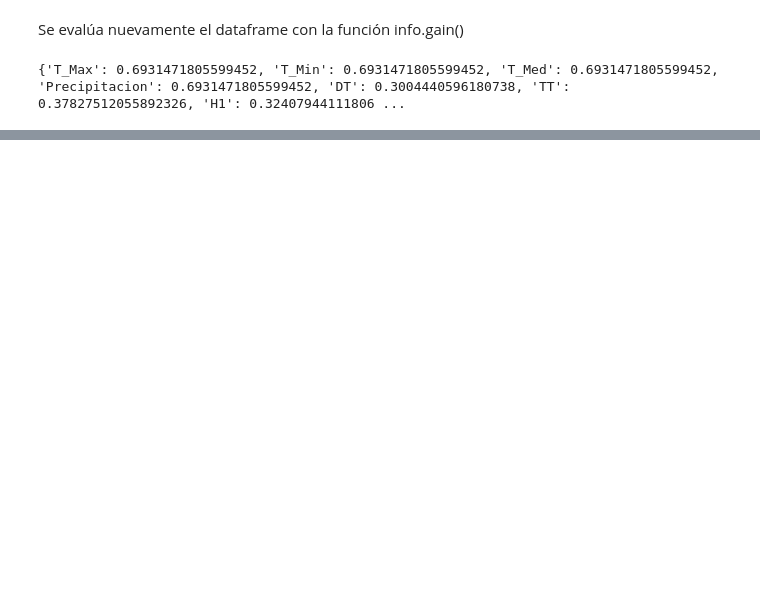
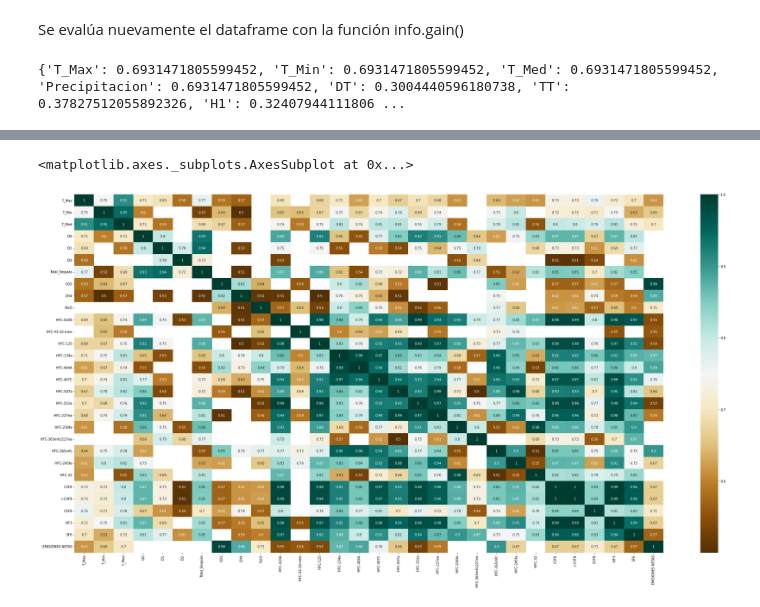
Before and after one commit to AdrianDiazGaxiola/Proyecto-Final, a Jupyter notebook: IPCC_Procesamiento.ipynb, the cells around one changed output, grey strips where cells are left out. Drawn from its saved outputs; the diff is of its cells as text; code cells hidden in the pictures; blank space fills up the shorter version.

```diff
--- a/IPCC_Procesamiento.ipynb
+++ b/IPCC_Procesamiento.ipynb
@@ -243,0 +310,14 @@ print(ig)
+# %%
+c3 = c2
+
+c3 = c3.dropna(thresh=4)
+c3 = c3.T
+c3 = c3.dropna(thresh=4)
+
+c3 = c3.T
+
+plt.figure(figsize=(40, 20))
+sns.heatmap(c3,cmap="BrBG",annot=True)
+# %% [output]
+<matplotlib.axes._subplots.AxesSubplot at 0x...>
+[figure, added]
```
Also changed, not shown: parts of 13 cells of this notebook.
